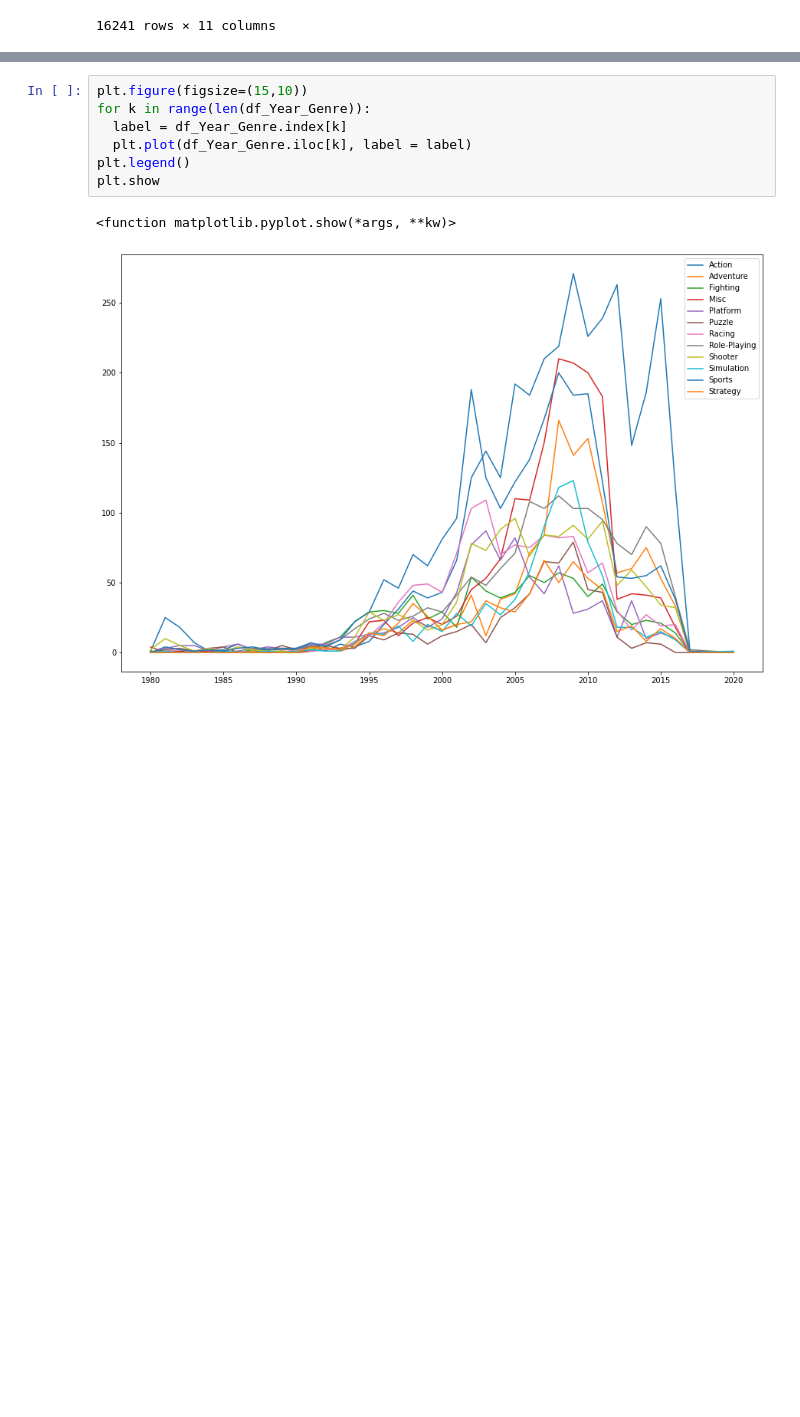
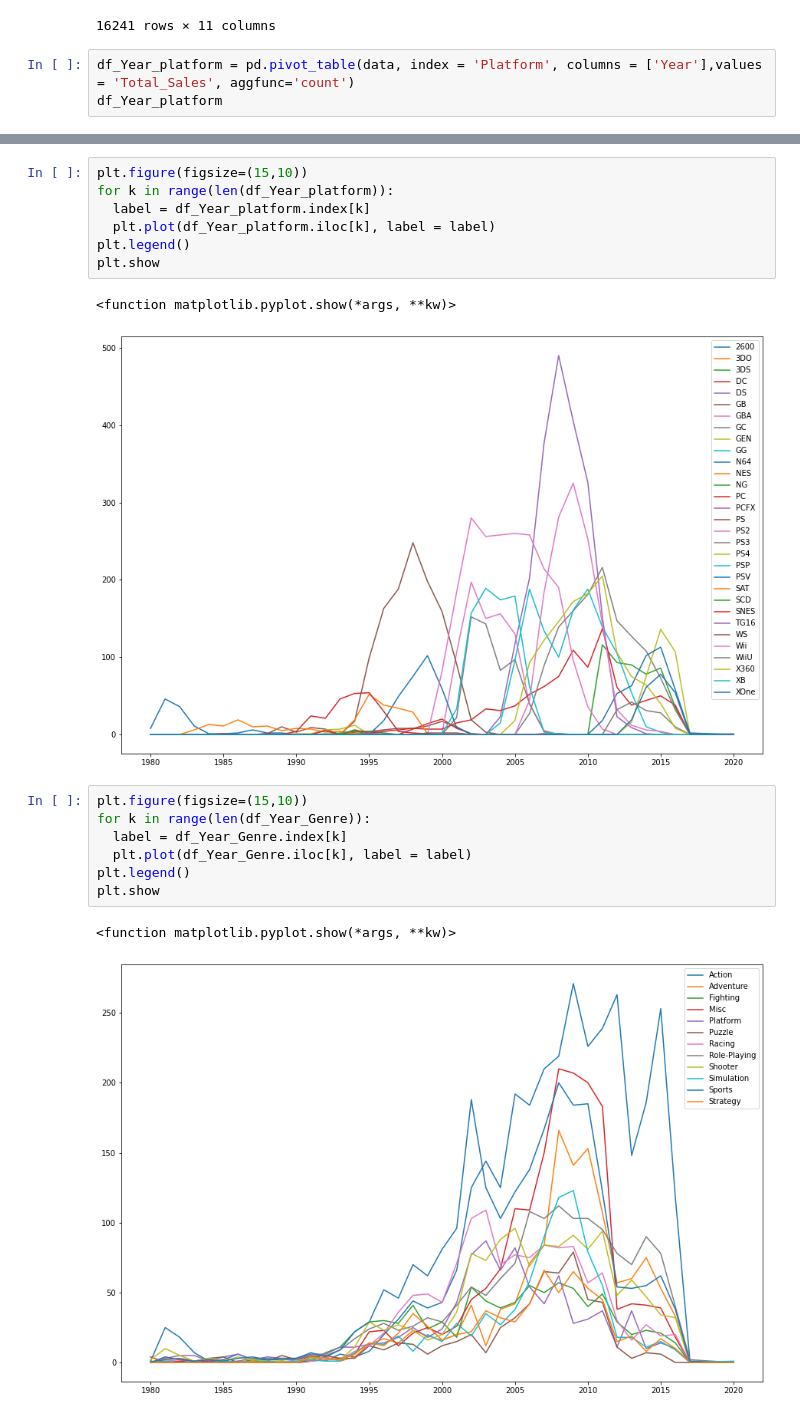
Before and after one commit to kks4536/Project1, a Jupyter notebook: AI_16_김경수_section1 (1).ipynb, the cells around one changed output, grey strips where cells are left out. Drawn from its saved outputs; the diff is of its cells as text; blank space fills up the shorter version.

```diff
--- a/AI_16_김경수_section1 (1).ipynb
+++ b/AI_16_김경수_section1 (1).ipynb
@@ -455,3 +463,6 @@ data
 | 16239 | 16240 | Secret Files 2: Puritas Cordis | DS | 2009 | Adventure | Deep Silver | 0.0 | 10.0 | 0.0 | 0.0 | ... |
 | 16240 | 16241 | SCORE International Baja 1000: Th... | PS2 | 2008 | Racing | Activision | 0.0 | 0.0 | 0.0 | 0.0 | ... |
 16241 rows × 11 columns
+# %%
+df_Year_platform = pd.pivot_table(data, index = 'Platform', columns = ['Year'],values = 'Total_Sales', aggfunc='count')
+df_Year_platform
@@ -458,3 +489,13 @@ data
+# %%
+plt.figure(figsize=(15,10))
+for k in range(len(df_Year_platform)):
+  label = df_Year_platform.index[k]
+  plt.plot(df_Year_platform.iloc[k], label = label)
+plt.legend()
+plt.show
+# %% [output]
+<function matplotlib.pyplot.show(*args, **kw)>
+[figure, added]
 # %%
 plt.figure(figsize=(15,10))
 for k in range(len(df_Year_Genre)):
```
Also changed, not shown: parts of 9 cells of this notebook.
